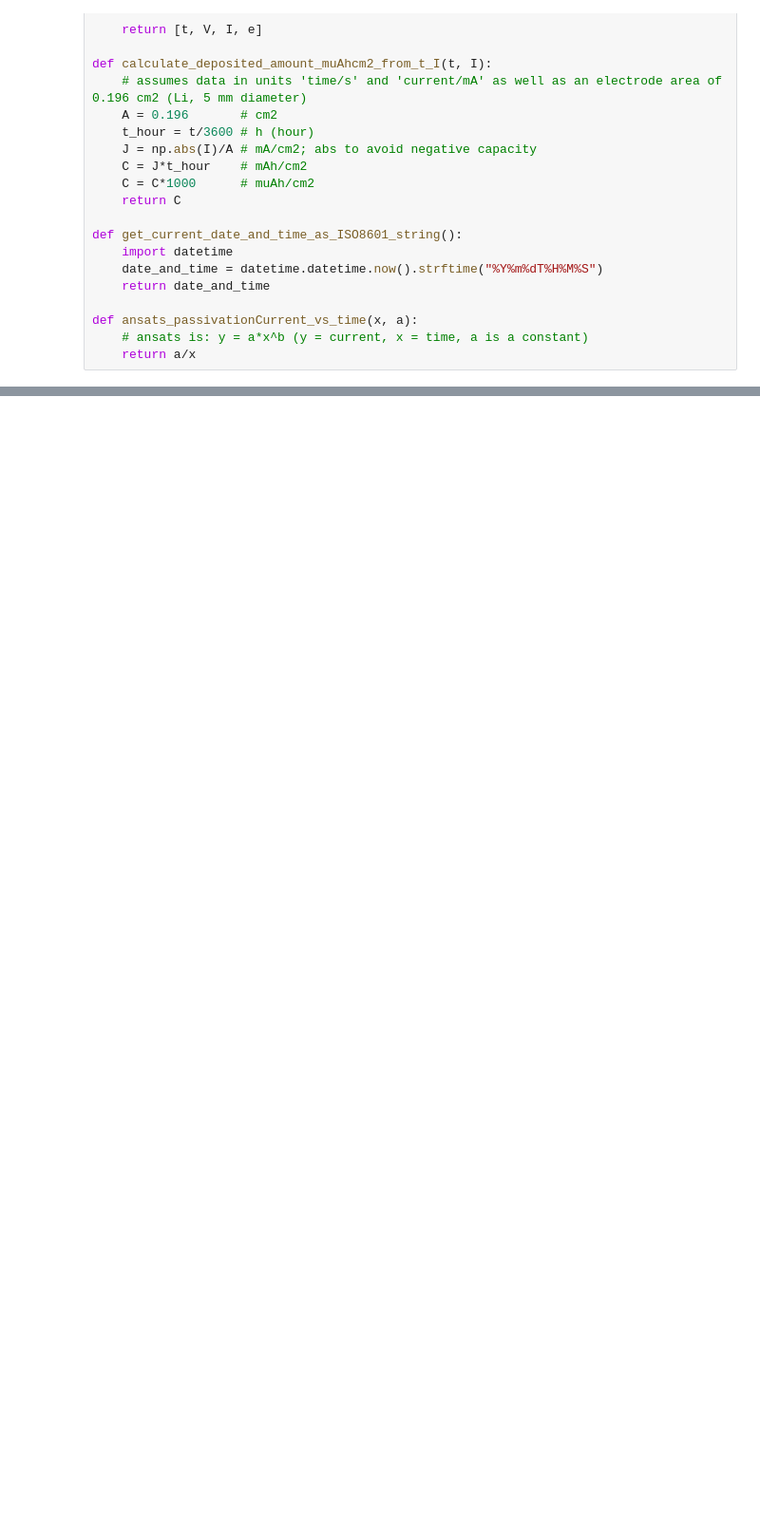
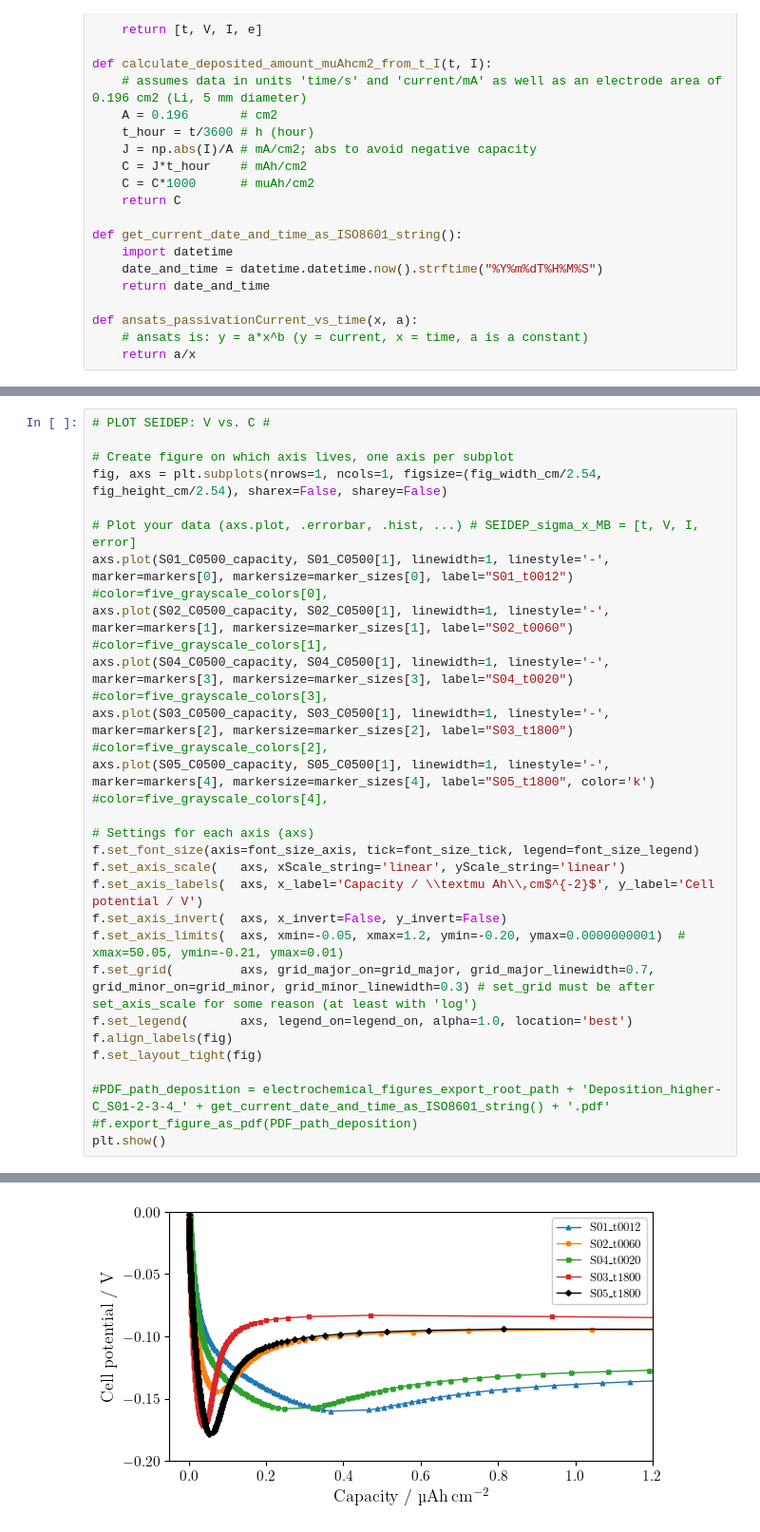
Before and after one commit to GottfridOlsson/SUMMER-JOB-2024-MATERIALS-PHYSICS, a Jupyter notebook: PYTHON/electrochemical-plots.ipynb, the cells around one changed output, grey strips where cells are left out. Shown: that part at 95% size. Drawn from its saved outputs; the diff is of its cells as text; blank space fills up the shorter version.

```diff
--- a/PYTHON/electrochemical-plots.ipynb
+++ b/PYTHON/electrochemical-plots.ipynb
@@ -205,0 +208,28 @@ DONE: export_figure_as_pdf: C:\SUMMER-JOB-2024-MATERIALS-PHYSICS\PYTHON\Plot I-c
+# %%
+# PLOT SEIDEP: V vs. C #
+
+# Create figure on which axis lives, one axis per subplot
+fig, axs = plt.subplots(nrows=1, ncols=1, figsize=(fig_width_cm/2.54, fig_height_cm/2.54), sharex=False, sharey=False)
+
+# Plot your data (axs.plot, .errorbar, .hist, ...) # SEIDEP_sigma_x_MB = [t, V, I, error]
+axs.plot(S01_C0500_capacity, S01_C0500[1], linewidth=1, linestyle='-', marker=markers[0], markersize=marker_sizes[0], label="S01_t0012") #color=five_grayscale_colors[0],
+axs.plot(S02_C0500_capacity, S02_C0500[1], linewidth=1, linestyle='-', marker=markers[1], markersize=marker_sizes[1], label="S02_t0060") #color=five_grayscale_colors[1],
+axs.plot(S04_C0500_capacity, S04_C0500[1], linewidth=1, linestyle='-', marker=markers[3], markersize=marker_sizes[3], label="S04_t0020") #color=five_grayscale_colors[3],
+axs.plot(S03_C0500_capacity, S03_C0500[1], linewidth=1, linestyle='-', marker=markers[2], markersize=marker_sizes[2], label="S03_t1800") #color=five_grayscale_colors[2],
+axs.plot(S05_C0500_capacity, S05_C0500[1], linewidth=1, linestyle='-', marker=markers[4], markersize=marker_sizes[4], label="S05_t1800", color='k') #color=five_grayscale_colors[4],
+
+# Settings for each axis (axs)
+f.set_font_size(axis=font_size_axis, tick=font_size_tick, legend=font_size_legend)
+f.set_axis_scale(   axs, xScale_string='linear', yScale_string='linear')
+f.set_axis_labels(  axs, x_label='Capacity / \\textmu Ah\\,cm$^{-2}$', y_label='Cell potential / V')
+f.set_axis_invert(  axs, x_invert=False, y_invert=False)
+f.set_axis_limits(  axs, xmin=-0.05, xmax=1.2, ymin=-0.20, ymax=0.0000000001)  # xmax=50.05, ymin=-0.21, ymax=0.01)
+f.set_grid(         axs, grid_major_on=grid_major, grid_major_linewidth=0.7, grid_minor_on=grid_minor, grid_minor_linewidth=0.3) # set_grid must be after set_axis_scale for some reason (at least with 'log')
+f.set_legend(       axs, legend_on=legend_on, alpha=1.0, location='best')
+f.align_labels(fig)
+f.set_layout_tight(fig)
+
+#PDF_path_deposition = electrochemical_figures_export_root_path + 'Deposition_higher-C_S01-2-3-4_' + get_current_date_and_time_as_ISO8601_string() + '.pdf'
+#f.export_figure_as_pdf(PDF_path_deposition)
+plt.show()
+# %% [output]
@@ -205,0 +245 @@ DONE: export_figure_as_pdf: C:\SUMMER-JOB-2024-MATERIALS-PHYSICS\PYTHON\Plot I-c
+[figure, added]
```
Also changed, not shown: parts of 7 cells of this notebook.
